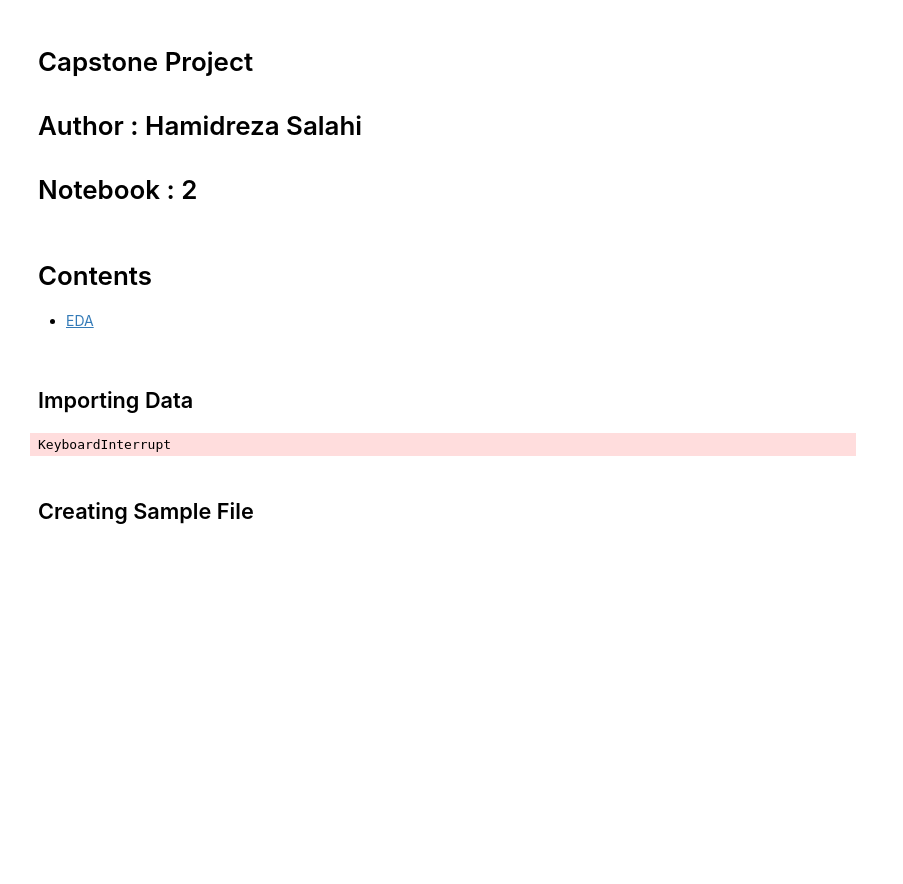
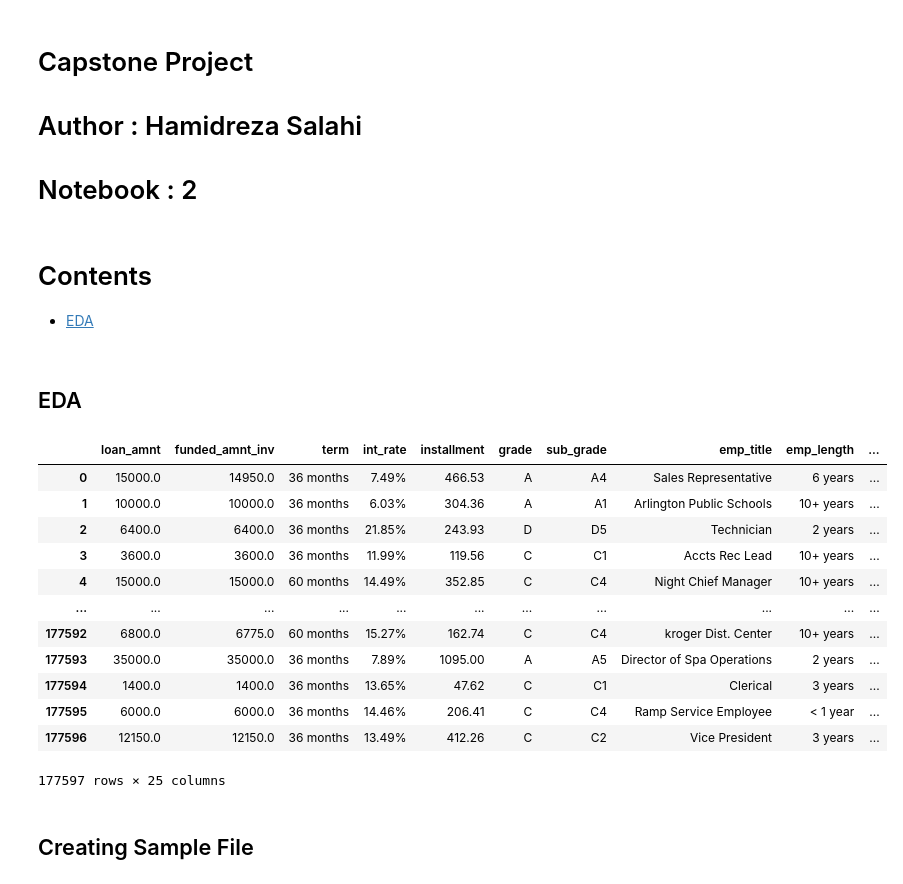
Before and after one commit to hsalahi23/Loan-application-predictor, a Jupyter notebook: Notebook2.ipynb, the cells around one changed output. Saved outputs shown, nothing was run; the diff lists cells and outputs as text; code cells hidden in the pictures; blank space fills up the shorter version.

```diff
--- a/Notebook2.ipynb
+++ b/Notebook2.ipynb
@@ -8,16 +8,10 @@
 # %% [markdown]
 <h1>Contents<span class="tocSkip"></span></h1>
 
-<div class="toc"><ul class="toc-item"><li><span><a href="#Importing-Data-" data-toc-modified-id="Importing Data--1"> EDA
+<div class="toc"><ul class="toc-item"><li><span><a href="#EDA-" data-toc-modified-id="EDA--1"> EDA
 # %% [markdown]
-## Importing Data <a class="anchor" id="Importing"></a>
+## EDA <a class="anchor" id="EDAting"></a>
 # %%
 # Importing libraries
 import pandas as pd
 import numpy as np
-# %%
-# Creating dataframe from dataset zip file
-loans = pd.read_csv('C:\\Users\\hamid\\Desktop\\Capstone\\Data\\Loan_status_2007-2020Q3.gzip', compression='gzip', low_memory=False)
-loans.head()
-# %% [output]
-KeyboardInterrupt
@@ -26,3 +18,22 @@ loans.tail()
+# %%
+#Importing clean data
+loan_sample = pd.read_csv('C:\\Users\\hamid\\Desktop\\Capstone\\Data\\loan_sample.csv')
+
+loan_sample
+# %% [output]
+|  | loan_amnt | funded_amnt_inv | term | int_rate | installment | grade | sub_grade | emp_title | emp_length | ... |
+| 0 | 15000.0 | 14950.0 | 36 months | 7.49% | 466.53 | A | A4 | Sales Representative | 6 years | ... |
+| 1 | 10000.0 | 10000.0 | 36 months | 6.03% | 304.36 | A | A1 | Arlington Public Schools | 10+ years | ... |
+| 2 | 6400.0 | 6400.0 | 36 months | 21.85% | 243.93 | D | D5 | Technician | 2 years | ... |
+| 3 | 3600.0 | 3600.0 | 36 months | 11.99% | 119.56 | C | C1 | Accts Rec Lead | 10+ years | ... |
+| 4 | 15000.0 | 15000.0 | 60 months | 14.49% | 352.85 | C | C4 | Night Chief Manager | 10+ years | ... |
+| ... | ... | ... | ... | ... | ... | ... | ... | ... | ... | ... |
+| 177592 | 6800.0 | 6775.0 | 60 months | 15.27% | 162.74 | C | C4 | kroger Dist. Center | 10+ years | ... |
+| 177593 | 35000.0 | 35000.0 | 36 months | 7.89% | 1095.00 | A | A5 | Director of Spa Operations | 2 years | ... |
+| 177594 | 1400.0 | 1400.0 | 36 months | 13.65% | 47.62 | C | C1 | Clerical | 3 years | ... |
+| 177595 | 6000.0 | 6000.0 | 36 months | 14.46% | 206.41 | C | C4 | Ramp Service Employee | < 1 year | ... |
+| 177596 | 12150.0 | 12150.0 | 36 months | 13.49% | 412.26 | C | C2 | Vice President | 3 years | ... |
+177597 rows × 25 columns
 # %% [markdown]
 ## Creating Sample File <a class="anchor" id="sampling"></a>
 # %% [markdown]
```
Also changed, not shown: parts of 1 cell of this notebook, 1 other file.
